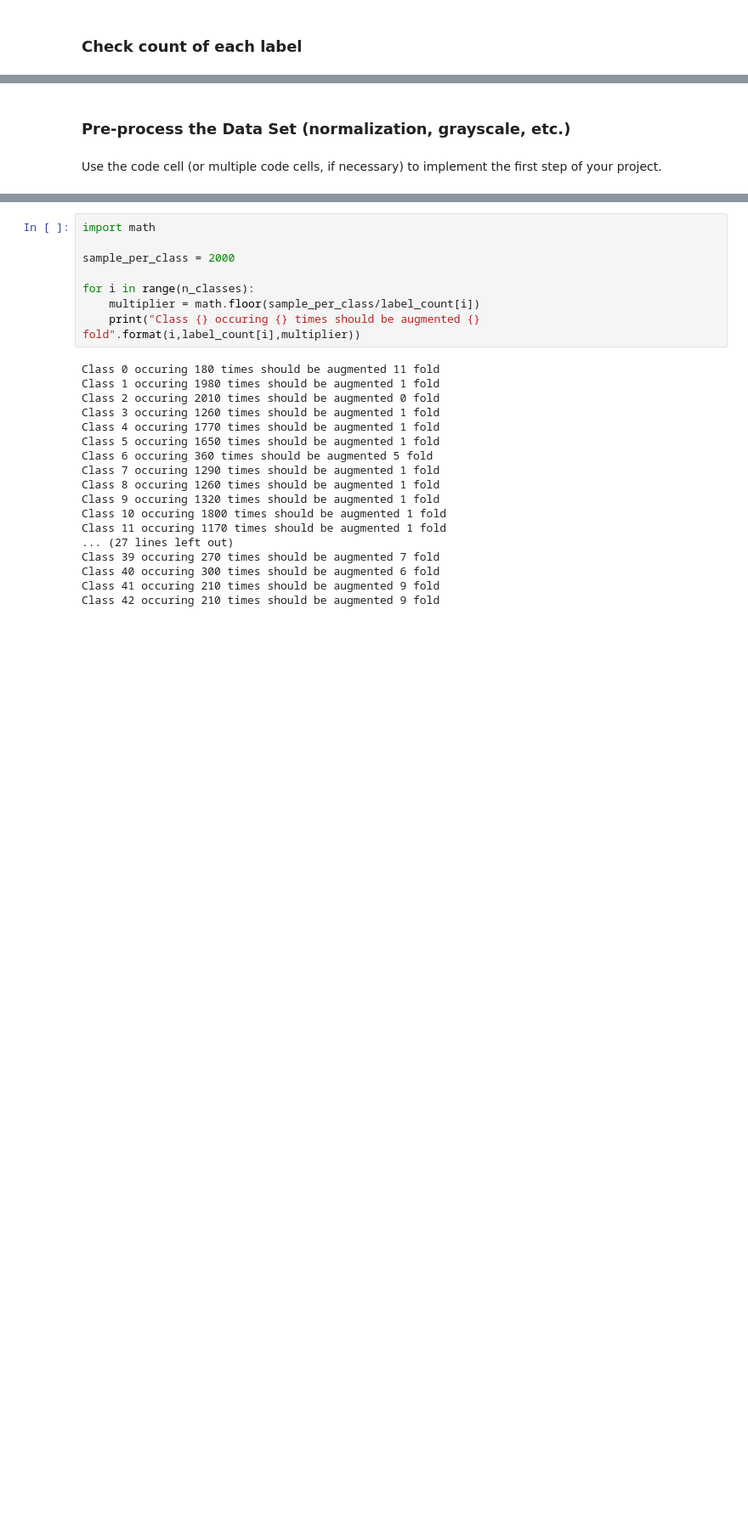
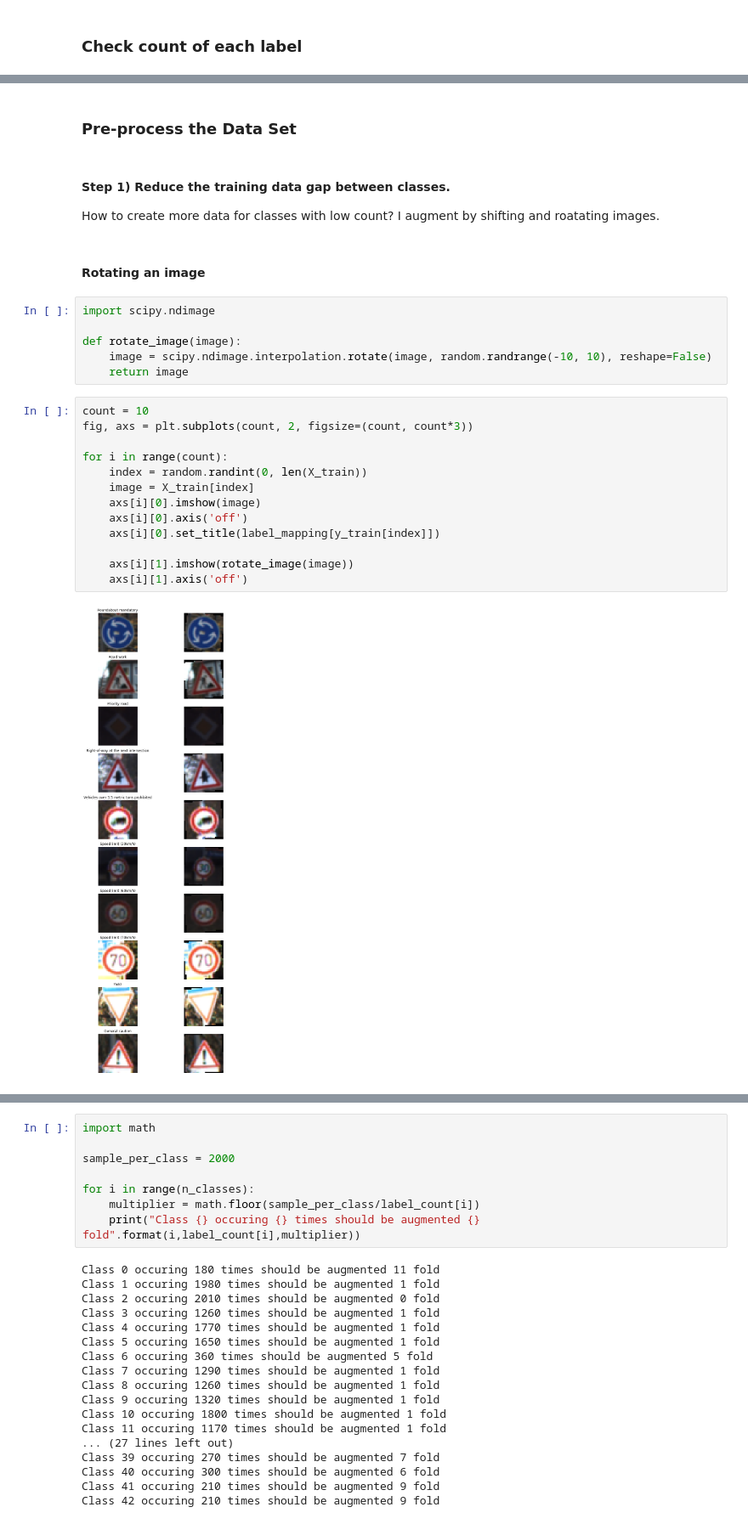
Before and after one commit to anvaysrivastava/CarND-Traffic-Sign-Classifier-Project, a Jupyter notebook: Traffic_Sign_Classifier.ipynb, the cells around one changed output, grey strips where cells are left out. Shown at 85% size. Drawn from its saved outputs; the diff is of its cells as text; blank space fills up the shorter version.

```diff
--- a/Traffic_Sign_Classifier.ipynb
+++ b/Traffic_Sign_Classifier.ipynb
@@ -152,4 +149,30 @@ Here is an example of a [published baseline model on this problem](http://yann.l
 # %% [markdown]
-### Pre-process the Data Set (normalization, grayscale, etc.)
+### Pre-process the Data Set
-# %% [markdown]
-Use the code cell (or multiple code cells, if necessary) to implement the first step of your project.
+# %% [markdown]
+#### Step 1) Reduce the training data gap between classes.
+
+How to create more data for classes with low count?
+I augment by shifting and roatating images.
+# %% [markdown]
+#### Rotating an image
+# %%
+import scipy.ndimage
+
+def rotate_image(image):
+    image = scipy.ndimage.interpolation.rotate(image, random.randrange(-10, 10), reshape=False)
+    return image
+# %%
+count = 10
+fig, axs = plt.subplots(count, 2, figsize=(count, count*3))
+
+for i in range(count):
+    index = random.randint(0, len(X_train))
+    image = X_train[index]
+    axs[i][0].imshow(image)
+    axs[i][0].axis('off')
+    axs[i][0].set_title(label_mapping[y_train[index]])
+
+    axs[i][1].imshow(rotate_image(image))
+    axs[i][1].axis('off')
+# %% [output]
+[figure, added]
```
Also changed, not shown: parts of 37 cells of this notebook, 5 other files.
